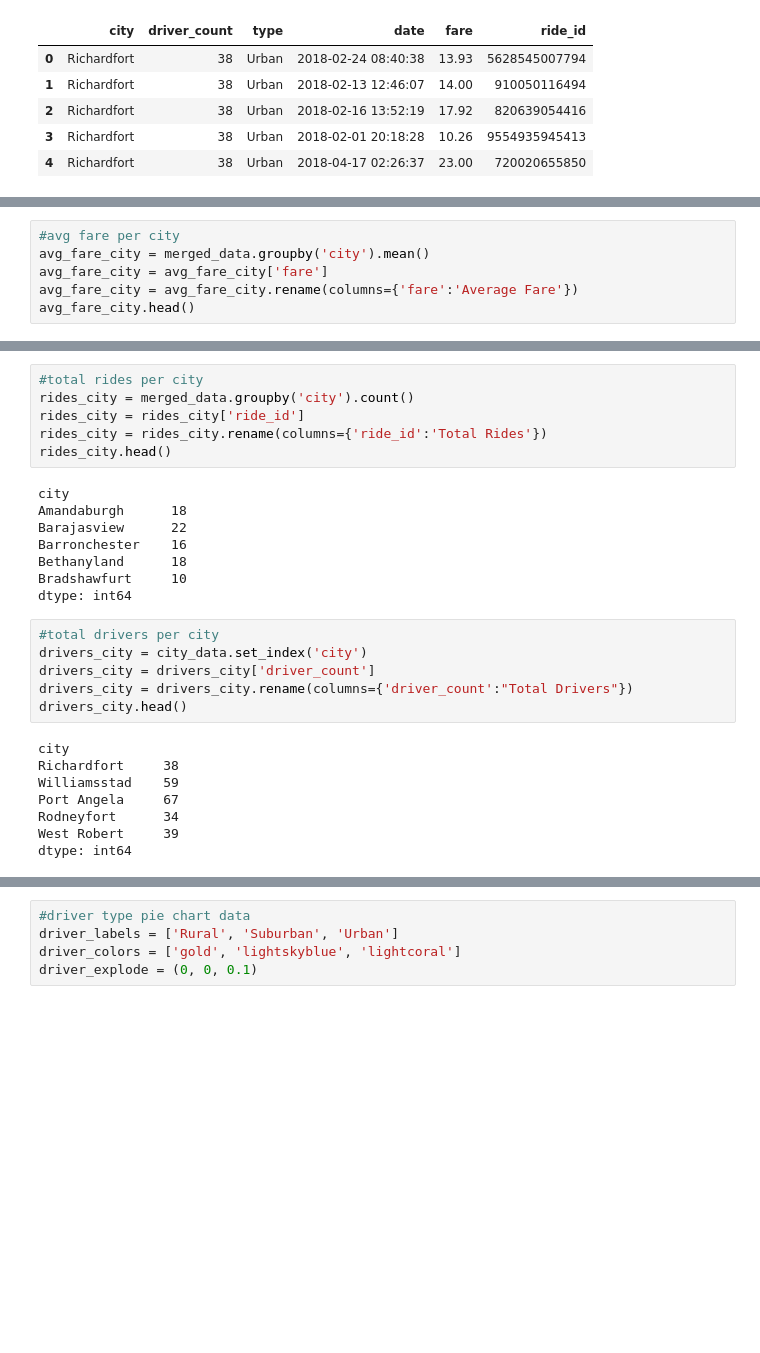
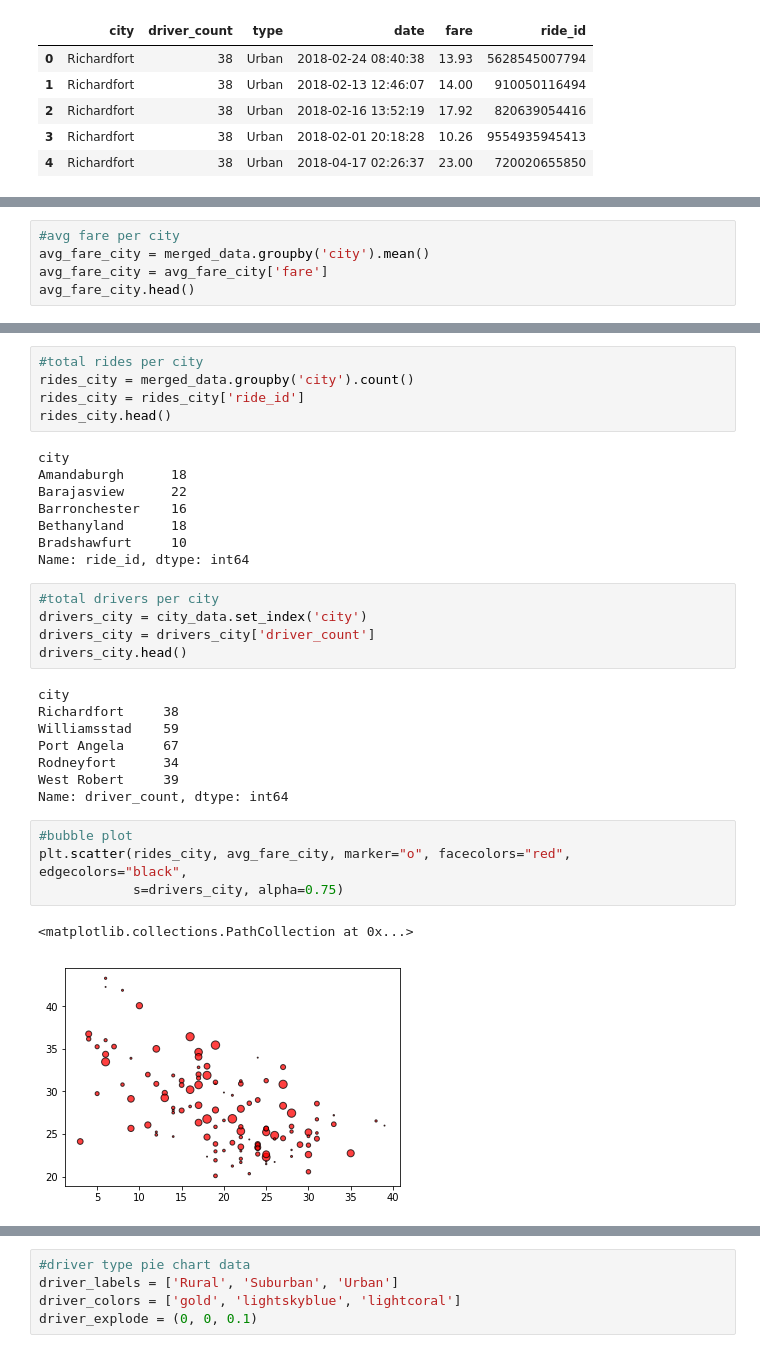
Before and after one commit to tc-sabr/Rideshare_Analysis, a Jupyter notebook: Rideshare_Analysis.ipynb, the cells around one changed output, grey strips where cells are left out. Saved outputs shown, nothing was run; the diff lists cells and outputs as text; blank space fills up the shorter version.

```diff
--- a/Rideshare_Analysis.ipynb
+++ b/Rideshare_Analysis.ipynb
@@ -39,7 +49,6 @@ merged_data.head()
 #avg fare per city
 avg_fare_city = merged_data.groupby('city').mean()
 avg_fare_city = avg_fare_city['fare']
-avg_fare_city = avg_fare_city.rename(columns={'fare':'Average Fare'})
 avg_fare_city.head()
 # %% [output]
 city
@@ -53,7 +73,6 @@ dtype: float64
 #total rides per city
 rides_city = merged_data.groupby('city').count()
 rides_city = rides_city['ride_id']
-rides_city = rides_city.rename(columns={'ride_id':'Total Rides'})
 rides_city.head()
 # %% [output]
 city
@@ -62,12 +81,11 @@ Barajasview      22
 Barronchester    16
 Bethanyland      18
 Bradshawfurt     10
-dtype: int64
+Name: ride_id, dtype: int64
 # %%
 #total drivers per city
 drivers_city = city_data.set_index('city')
 drivers_city = drivers_city['driver_count']
-drivers_city = drivers_city.rename(columns={'driver_count':"Total Drivers"})
 drivers_city.head()
 # %% [output]
 city
@@ -76,7 +94,14 @@ Williamsstad    59
 Port Angela     67
 Rodneyfort      34
 West Robert     39
-dtype: int64
+Name: driver_count, dtype: int64
+# %%
+#bubble plot
+plt.scatter(rides_city, avg_fare_city, marker="o", facecolors="red", edgecolors="black",
+            s=drivers_city, alpha=0.75)
+# %% [output]
+<matplotlib.collections.PathCollection at 0x...>
+[figure, added]
 # %%
 #total type rides
 rides_type = merged_data.groupby('type').count()
```
Also changed, not shown: parts of 6 cells of this notebook.
